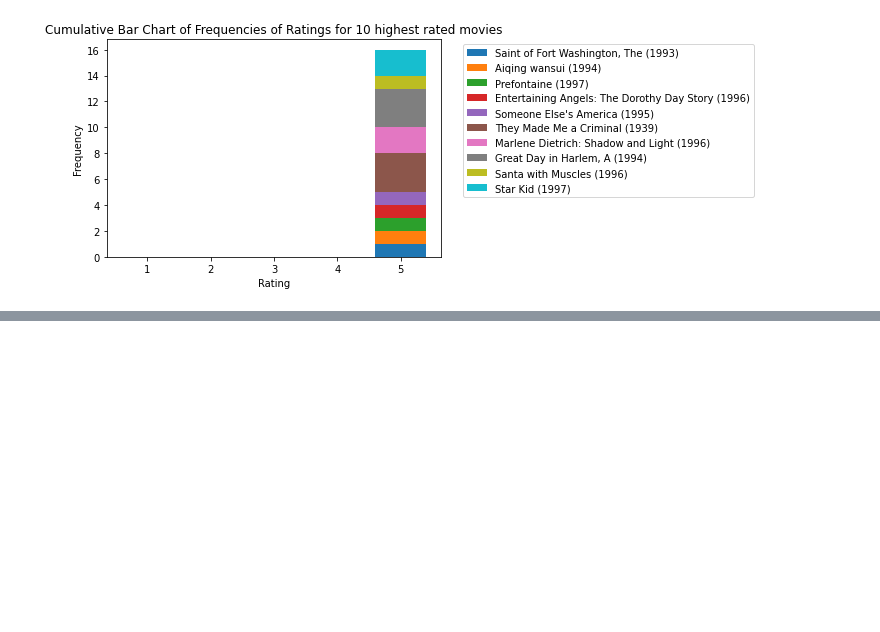
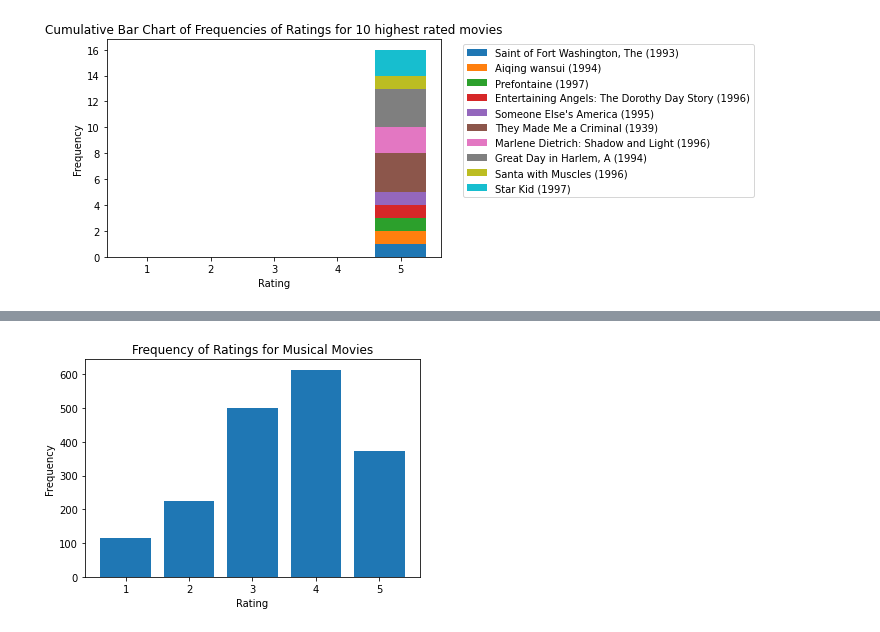
Before and after one commit to eseiner/Miniproject2, a Jupyter notebook: partA.ipynb, the cells around one changed output, grey strips where cells are left out. Drawn from its saved outputs; the diff is of its cells as text; code cells hidden in the pictures; blank space fills up the shorter version.

```diff
--- a/partA.ipynb
+++ b/partA.ipynb
@@ -98,0 +113,14 @@ plt.show()
+# %%
+musicals = movies.loc[movies['Musical'] == 1]['Movie ID']
+data = data.loc[data['Movie ID'].isin(musicals)]
+ratings = data['Rating']
+labels = list(range(1, 6, 1))
+freq = [ratings[ratings == i].count() for i in labels]
+plt.bar(labels, freq)
+
+plt.xlabel('Rating')
+plt.ylabel('Frequency')
+plt.title('Frequency of Ratings for Musical Movies')
+plt.show()
+# %% [output]
+[figure, added]
```
Also changed, not shown: parts of 2 cells of this notebook.
